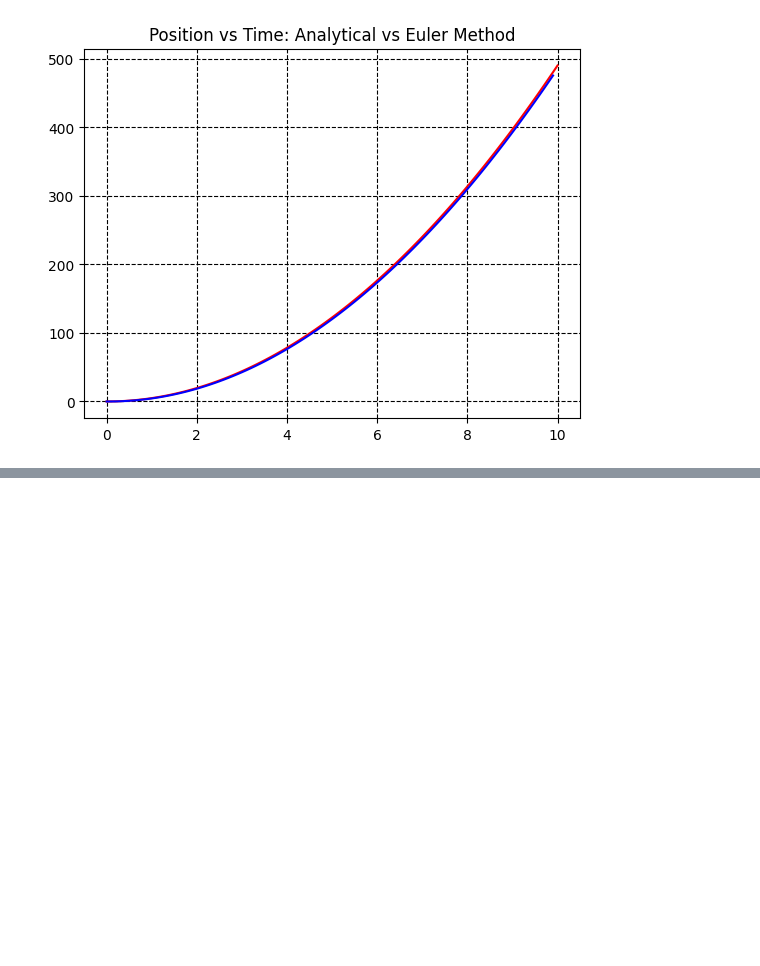
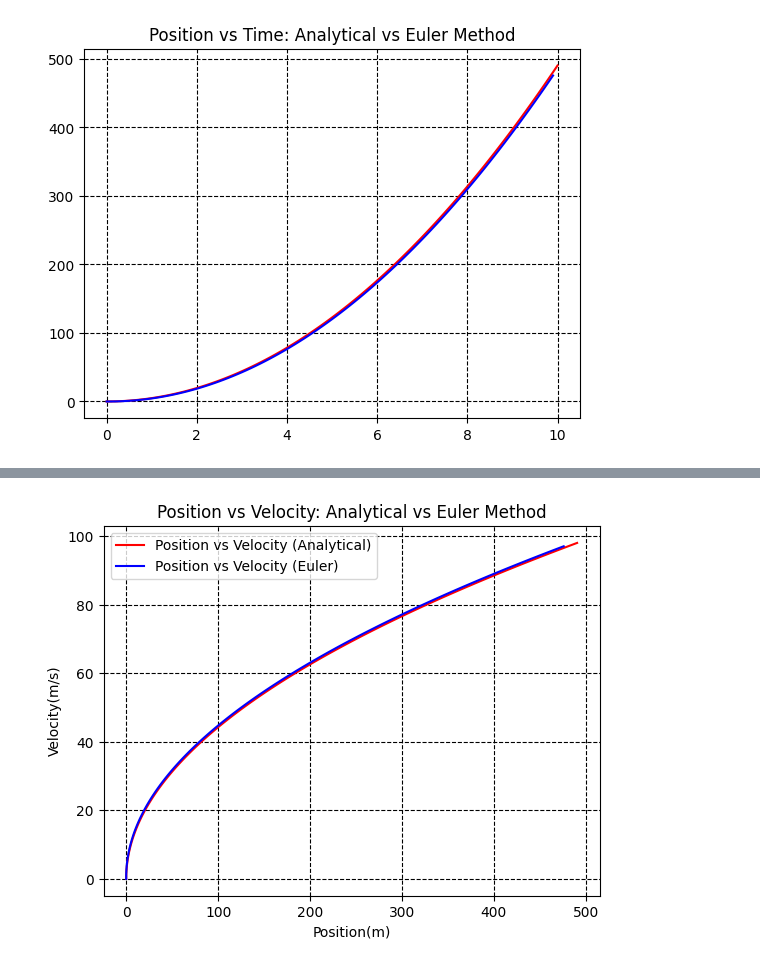
Before and after one commit to Rivu-Codez/Physics-With-Python, a Jupyter notebook: IdealFreeFall.ipynb, the cells around one changed output, grey strips where cells are left out. Saved outputs shown, nothing was run; the diff lists cells and outputs as text; code cells hidden in the pictures; blank space fills up the shorter version.

```diff
--- a/IdealFreeFall.ipynb
+++ b/IdealFreeFall.ipynb
@@ -98,0 +99,12 @@ plt.show()
+# %%
+#COMPARING THE POSITION VS VELOCITY GRAPH OF EULER'S METHOD WITH THE ANALYTICAL SOLUTION
+plt.plot(x_0, v, label='Position vs Velocity (Analytical)', color = 'red', linestyle='-')
+plt.plot(x_euler, v_euler, label='Position vs Velocity (Euler)', color='blue')
+plt.title('Position vs Velocity: Analytical vs Euler Method')
+plt.xlabel('Position(m)')
+plt.ylabel('Velocity(m/s)')
+plt.legend()
+plt.grid(True, color = 'black', linestyle = '--', linewidth = 0.8)
+plt.show()
+# %% [output]
+[figure, added]
```
Also changed, not shown: parts of 3 cells of this notebook.
